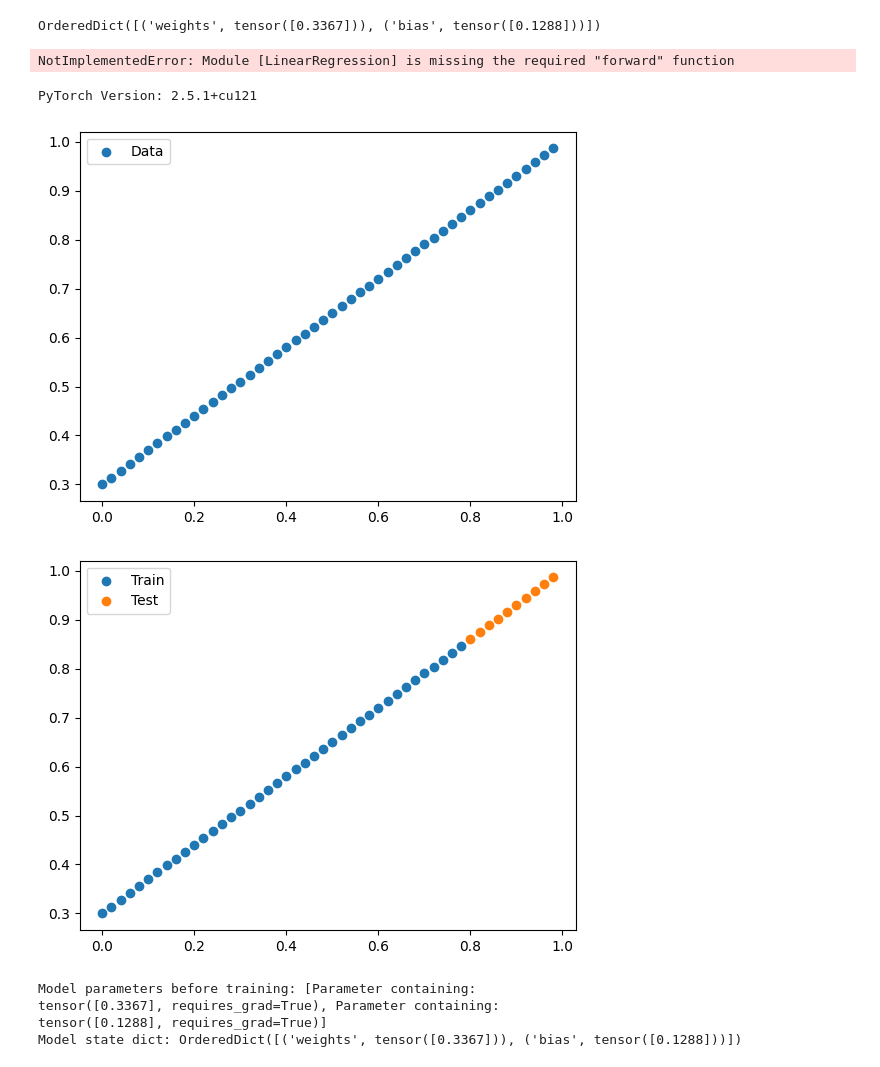
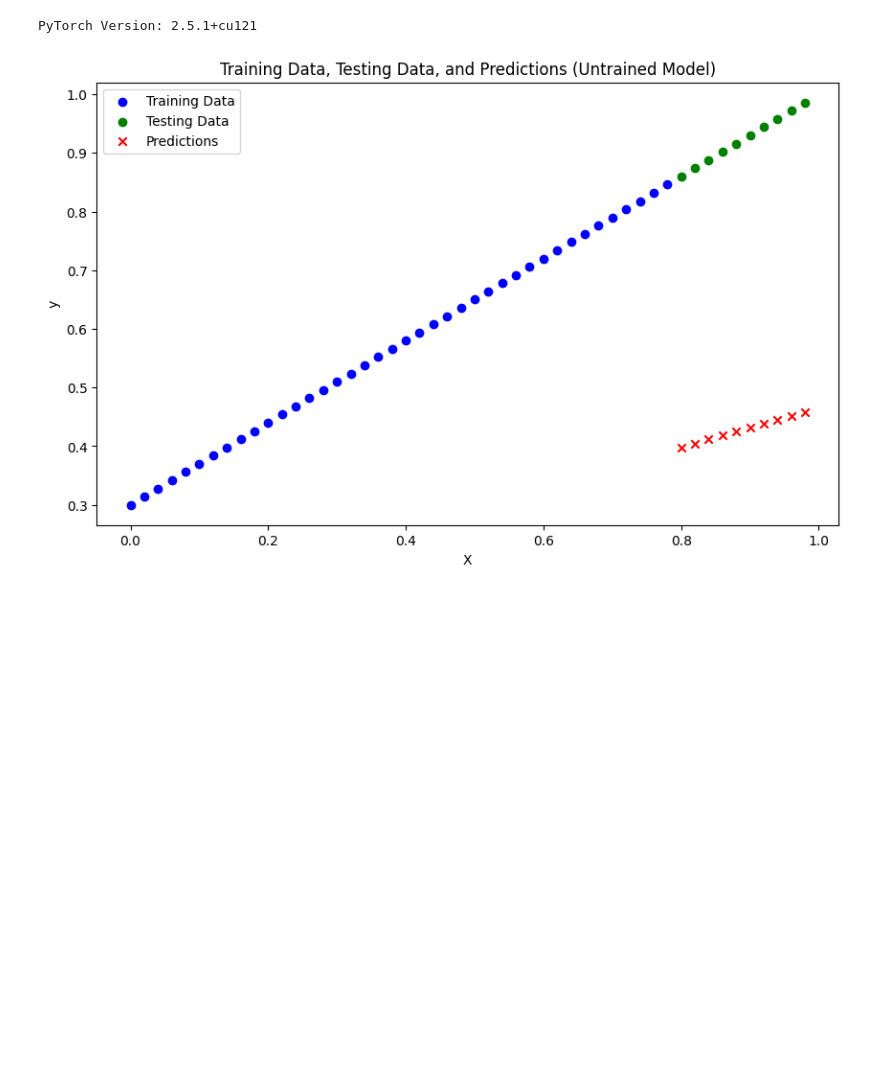
Before and after one commit to surya9112005/library-managemen, a Jupyter notebook: chapter_appendix-tools-for-deep-learning/jupyter.ipynb, the cells around one changed output. Cells and saved outputs as stored; diff of their text form; code cells hidden in the pictures; blank space fills up the shorter version.

```diff
--- a/chapter_appendix-tools-for-deep-learning/jupyter.ipynb
+++ b/chapter_appendix-tools-for-deep-learning/jupyter.ipynb
@@ -199,32 +154,3 @@ plt.legend()#used foe muliple outputs to plot on a graph
-# %%
-#building a model
-#y=mx+c
-#create linaer regression classes
-class LinearRegression(nn.Module):
-  def __init__(self):
-    super().__init__()
-    self.weights=nn.Parameter(torch.randn(1,requires_grad=True,dtype=torch.float))
-
-    self.bias=nn.Parameter(torch.randn(1,requires_grad=True,dtype=torch.float))
-    def forward(self,x:torch.Tensor)->torch.Tensor:
-      return self.weights*x+self.bias
-# %%
-#createa raondom seed
-#we can check the parametrs by using the model parameters
-torch.manual_seed(42)
-model=LinearRegression()
-list(model.parameters())
-model.state_dict()
-# %% [output]
-OrderedDict([('weights', tensor([0.3367])), ('bias', tensor([0.1288]))])
-# %%
-#making random predictions usinf torch infertence mode
-#when we pass the dtaa through our model,it is going through the forward method
-with torch.inference_mode():
-  y_preds=model(X_test)
-  y_preds
-# %% [output]
-NotImplementedError: Module [LinearRegression] is missing the required "forward" function
 # %%
 import torch
 from torch import nn
@@ -242,56 +168,41 @@ start, end, step = 0, 1, 0.02
 X = torch.arange(start, end, step).unsqueeze(1)
 y = X * weight + bias
 
-# Visualize the data
-plt.scatter(X, y, label="Data")
-plt.legend()
-plt.show()
-
 # Split data into training and testing sets
 train_split = int(0.8 * len(X))
 X_train, y_train = X[:train_split], y[:train_split]
 X_test, y_test = X[train_split:], y[train_split:]
-
-# Visualize training and testing data
-plt.scatter(X_train, y_train, label="Train")
-plt.scatter(X_test, y_test, label="Test")
-plt.legend()
-plt.show()
 
 # Define the Linear Regression model
 class LinearRegression(nn.Module):
     def __init__(self):
         super().__init__()
         self.weights = nn.Parameter(torch.randn(1, requires_grad=True, dtype=torch.float))
         self.bias = nn.Parameter(torch.randn(1, requires_grad=True, dtype=torch.float))
 
     def forward(self, x: torch.Tensor) -> torch.Tensor:
         return self.weights * x + self.bias
 
 # Set random seed
 torch.manual_seed(42)
 
 # Initialize model
 model = LinearRegression()
-print("Model parameters before training:", list(model.parameters()))
 
-# Model state dictionary
-print("Model state dict:", model.state_dict())
-
-# Inference without training (using torch.inference_mode)
+# Inference on test data
 with torch.inference_mode():
     y_preds = model(X_test)
 
-# Visualize predictions (untrained model)
-plt.scatter(X_test, y_test, label="Test data")
-plt.scatter(X_test, y_preds, label="Predictions")
+# Visualize the results
+plt.figure(figsize=(10, 6))
+plt.scatter(X_train, y_train, label="Training Data", color="blue")
+plt.scatter(X_test, y_test, label="Testing Data", color="green")
+plt.scatter(X_test, y_preds, label="Predictions", color="red", marker='x')
 plt.legend()
+plt.title("Training Data, Testing Data, and Predictions (Untrained Model)")
+plt.xlabel("X")
+plt.ylabel("y")
 plt.show()
 # %% [output]
 PyTorch Version: 2.5.1+cu121
-[figure, old version]
+[figure, new version]
-[figure, removed]
-Model parameters before training: [Parameter containing:
-tensor([0.3367], requires_grad=True), Parameter containing:
-tensor([0.1288], requires_grad=True)]
-Model state dict: OrderedDict([('weights', tensor([0.3367])), ('bias', tensor([0.1288]))])
```
Also changed, not shown: parts of 4 cells of this notebook.
